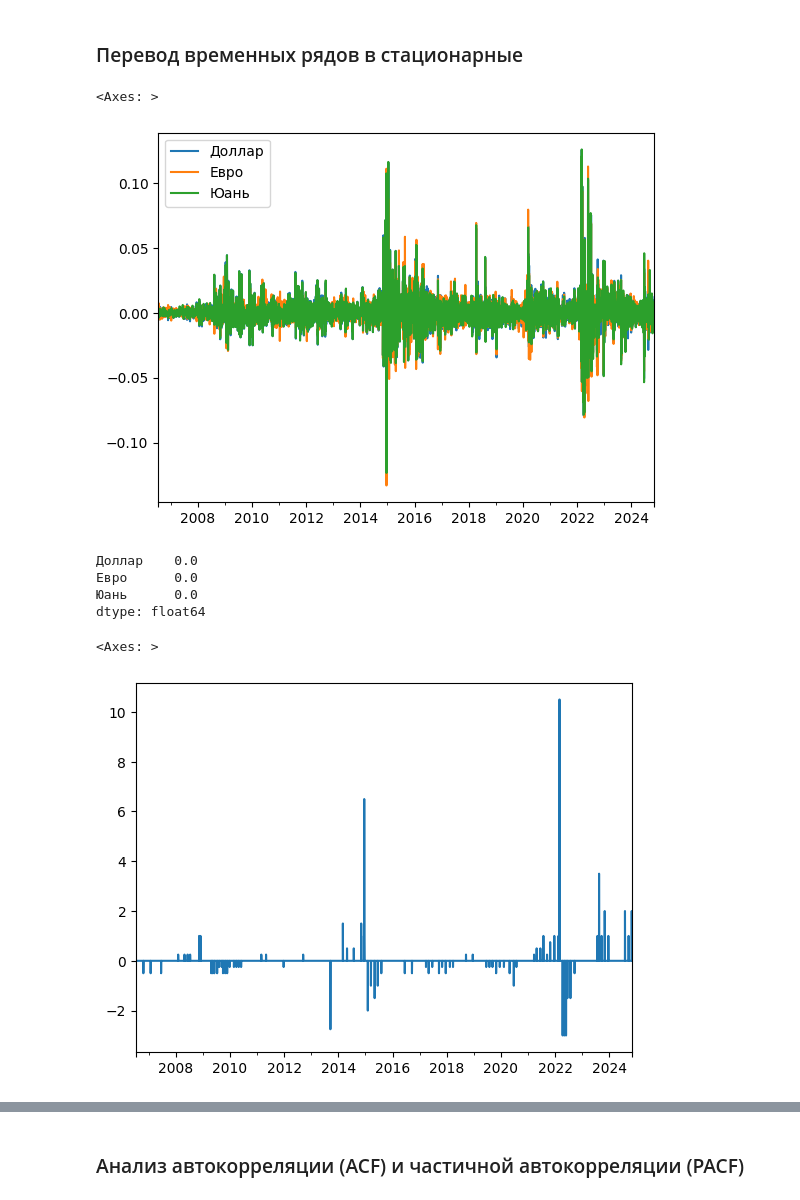
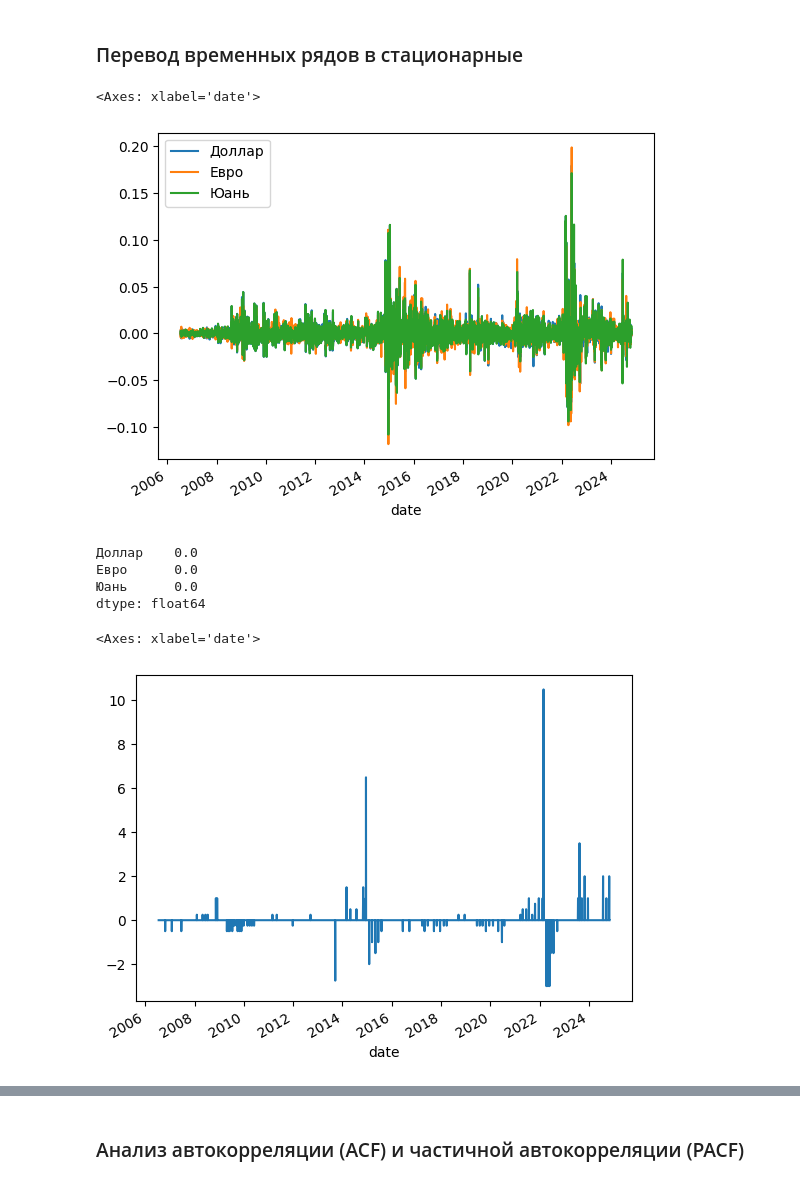
Before and after one commit to Avvonna/AI-YP24-75, a Jupyter notebook: 1_EXOG_d_EDA.ipynb, the cells around one changed output, grey strips where cells are left out. Saved outputs shown, nothing was run; the diff lists cells and outputs as text; code cells hidden in the pictures.

```diff
--- a/1_EXOG_d_EDA.ipynb
+++ b/1_EXOG_d_EDA.ipynb
@@ -149,3 +242,14 @@ rate.columns = pd.MultiIndex.from_product([['CB'], rate.columns])
+# %%
+# Takes some time (~ 2s)
+
+# ref_rate = get_ref_rate()
+# old_rate = ref_rate[('2006-07-01' <= ref_rate.index) & (ref_rate.index < '2013-09-13')]
+# new_rate = get_key_rate('2013-09-13', CURRENT_DATE.strftime('%Y-%m-%d'))
+# rate = pd.concat([old_rate, new_rate])
+# rate.columns = pd.MultiIndex.from_product([['CB'], rate.columns])
+# rate.to_pickle('data/rate.pkl')
+
+rate = pd.read_pickle('data/rate.pkl')
 # %% [markdown]
 ### CB - Exchange rates
 # %%
@@ -206,8 +285,8 @@ df_filt.columns = pd.MultiIndex.from_product([['Brent futures'], df_filt.columns
 # %% [markdown]
 ## 4. Объединение данных
 # %%
-df_merged = df_filt.merge(rate, how='outer', left_index=True, right_index=True).sort_index()
-df_merged = df_merged.merge(curr, how='outer', left_index=True, right_index=True).sort_index()
+df_merged = df_filt.merge(rate, how='right', left_index=True, right_index=True).sort_index()
+df_merged = df_merged.merge(curr, how='left', left_index=True, right_index=True).sort_index()
 # %% [markdown]
 ## 5. EDA
 # %% [markdown]
@@ -219,6 +298,8 @@ fvi = df_merged.apply(lambda x: x.first_valid_index()).max()
 fvi.strftime(f'%d.%m.%Y')
 # %% [output]
 '08.10.2008'
+# %%
+df_merged = df_merged[df_merged['CB']['Доллар'].notna()]
 # %% [markdown]
 Смотрим на пропуски
 # %%
@@ -336,11 +401,11 @@ plt.show()
 # %% [markdown]
 ### Перевод временных рядов в стационарные
 # %%
-df_XR_stat = df_merged.loc[:,'CB'].drop('key rate', axis=1).pct_change()
+df_XR_stat = df_merged.loc[:,'CB'].drop('rate', axis=1).pct_change()
 df_XR_stat.plot()
 # %% [output]
-<Axes: >
+<Axes: xlabel='date'>
-[figure, old version]
+[figure, new version]
 # %%
 df_XR_stat.apply(adf_test)
 # %% [output]
@@ -349,11 +414,11 @@ df_XR_stat.apply(adf_test)
 Юань      0.0
 dtype: float64
 # %%
-df_KR_stat = df_merged.loc[:,'CB']['key rate'].diff()
+df_KR_stat = df_merged.loc[:,'CB']['rate'].diff()
 df_KR_stat.plot()
 # %% [output]
-<Axes: >
+<Axes: xlabel='date'>
-[figure, old version]
+[figure, new version]
 # %%
 df_KR_stat.to_frame().apply(adf_test)
 # %% [output]
```
Also changed, not shown: parts of 36 cells of this notebook, 3 other files.
